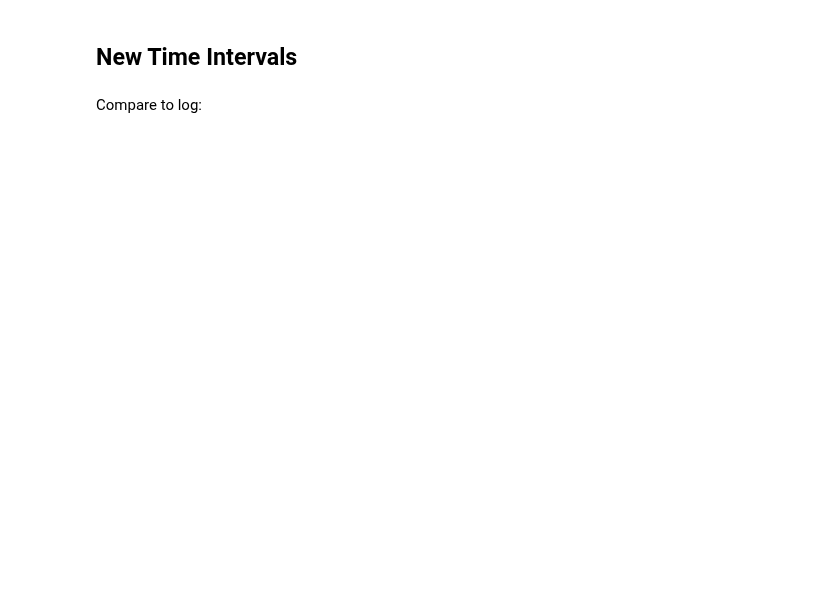
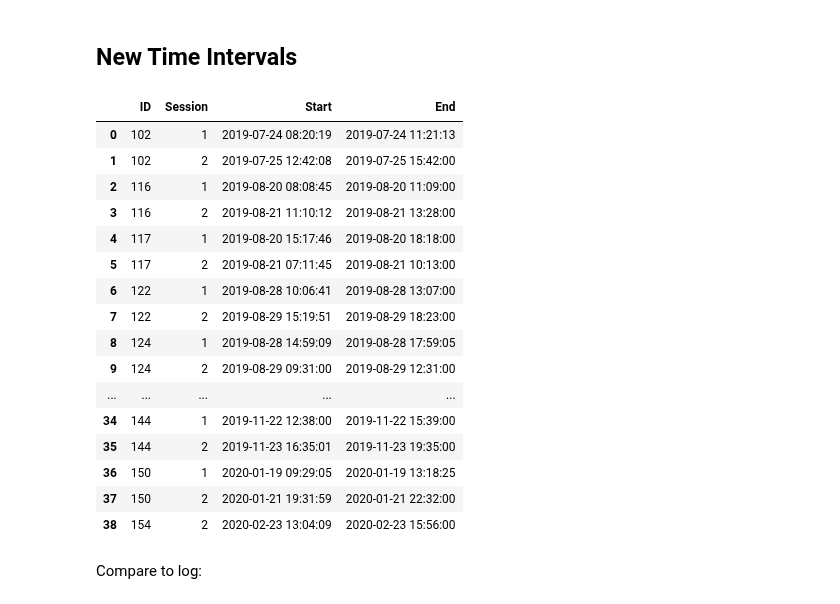
Before and after one commit to ksirohi7/DATA451-Steps, a Jupyter notebook: merge_behavior_steps.ipynb, the cells around one changed output. Saved outputs shown, nothing was run; the diff lists cells and outputs as text; code cells hidden in the pictures; blank space fills up the shorter version.

```diff
--- a/merge_behavior_steps.ipynb
+++ b/merge_behavior_steps.ipynb
@@ -300,8 +573,26 @@ merged_invalid_idsession
 # %% [markdown]
 ## New Time Intervals
 # %%
-final_start_end = start_time_dataframe(merged_valid)
+final_start_end = start_time_dataframe(merged_valid2)
 final_start_end
+# %% [output]
+|  | ID | Session | Start | End |
+| 0 | 102 | 1 | 2019-07-24 08:20:19 | 2019-07-24 11:21:13 |
+| 1 | 102 | 2 | 2019-07-25 12:42:08 | 2019-07-25 15:42:00 |
+| 2 | 116 | 1 | 2019-08-20 08:08:45 | 2019-08-20 11:09:00 |
+| 3 | 116 | 2 | 2019-08-21 11:10:12 | 2019-08-21 13:28:00 |
+| 4 | 117 | 1 | 2019-08-20 15:17:46 | 2019-08-20 18:18:00 |
+| 5 | 117 | 2 | 2019-08-21 07:11:45 | 2019-08-21 10:13:00 |
+| 6 | 122 | 1 | 2019-08-28 10:06:41 | 2019-08-28 13:07:00 |
+| 7 | 122 | 2 | 2019-08-29 15:19:51 | 2019-08-29 18:23:00 |
+| 8 | 124 | 1 | 2019-08-28 14:59:09 | 2019-08-28 17:59:05 |
+| 9 | 124 | 2 | 2019-08-29 09:31:00 | 2019-08-29 12:31:00 |
+| ... | ... | ... | ... | ... |
+| 34 | 144 | 1 | 2019-11-22 12:38:00 | 2019-11-22 15:39:00 |
+| 35 | 144 | 2 | 2019-11-23 16:35:01 | 2019-11-23 19:35:00 |
+| 36 | 150 | 1 | 2020-01-19 09:29:05 | 2020-01-19 13:18:25 |
+| 37 | 150 | 2 | 2020-01-21 19:31:59 | 2020-01-21 22:32:00 |
+| 38 | 154 | 2 | 2020-02-23 13:04:09 | 2020-02-23 15:56:00 |
 # %% [markdown]
 Compare to log:
 # %%
```
Also changed, not shown: parts of 30 cells of this notebook.
